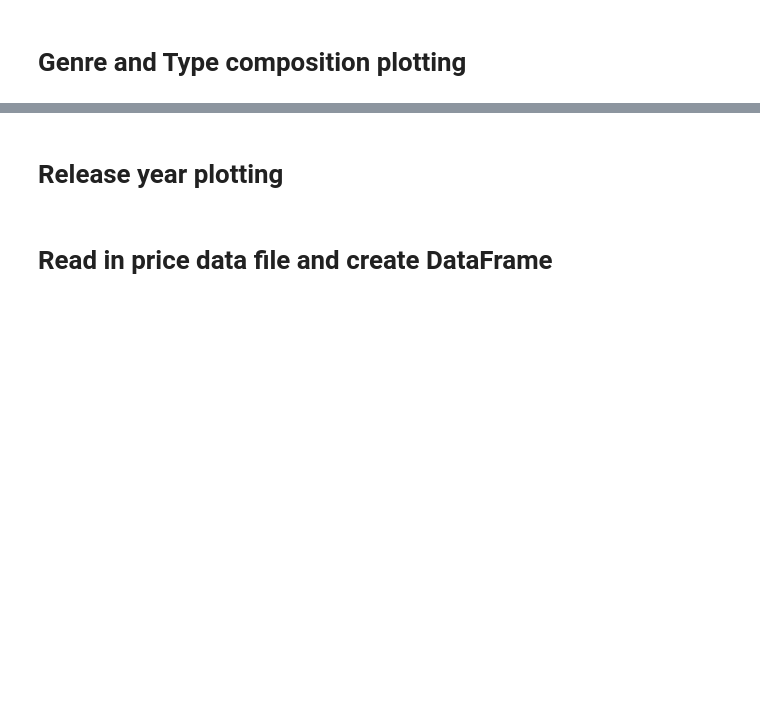
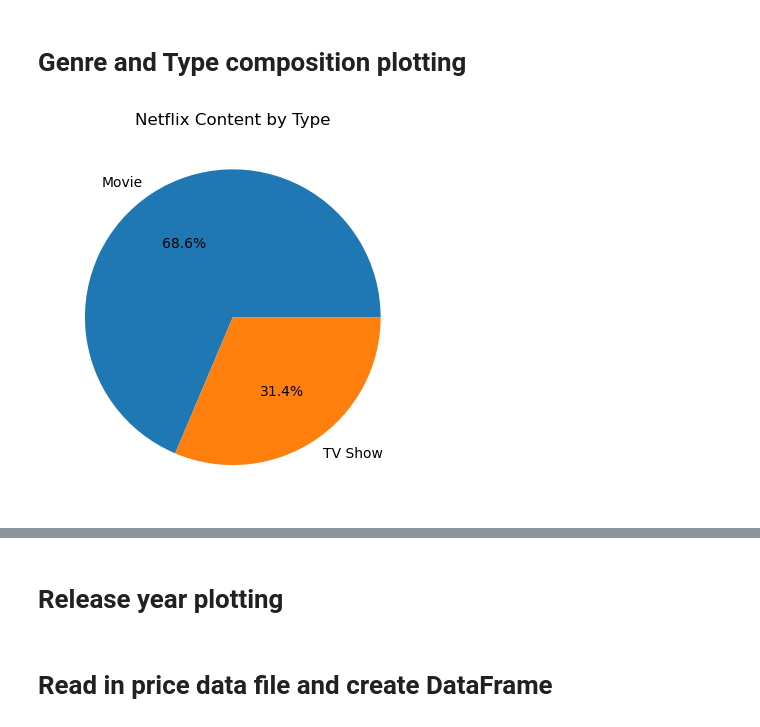
Before and after one commit to gfoley15/netflixandchill, a Jupyter notebook: notebook/netflixandchill.ipynb, the cells around one changed output, grey strips where cells are left out. Saved outputs shown, nothing was run; the diff lists cells and outputs as text; code cells hidden in the pictures; blank space fills up the shorter version.

Commit message:
Added line chart for subscription price changes and pie charts for movies v.s. tv shows

```diff
--- a/notebook/netflixandchill.ipynb
+++ b/notebook/netflixandchill.ipynb
@@ -127,5 +154,13 @@ combined_df.head()
 # Genre and Type composition plotting
 # %%
 # Netflix pie chart for movie/tv shows
+netflix_titles = combined_df.loc[combined_df["platform"] == "Netflix", :]
+netflix_by_type = netflix_titles.groupby(['type'])['type'].count()
+netflix_types = netflix_by_type.index
+plt.pie(netflix_by_type, labels=netflix_types, autopct="%1.1f%%")
+plt.title("Netflix Content by Type")
+plt.show()
+# %% [output]
+[figure, added]
 # %%
 # Disney pie chart for movie/tv shows
```
Also changed, not shown: parts of 18 cells of this notebook.
